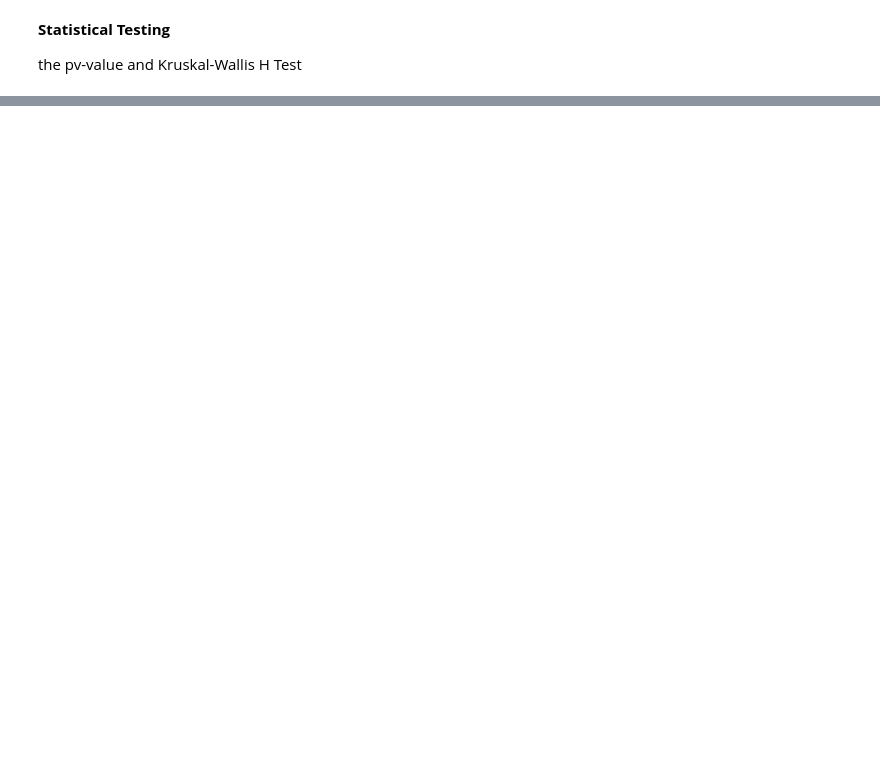
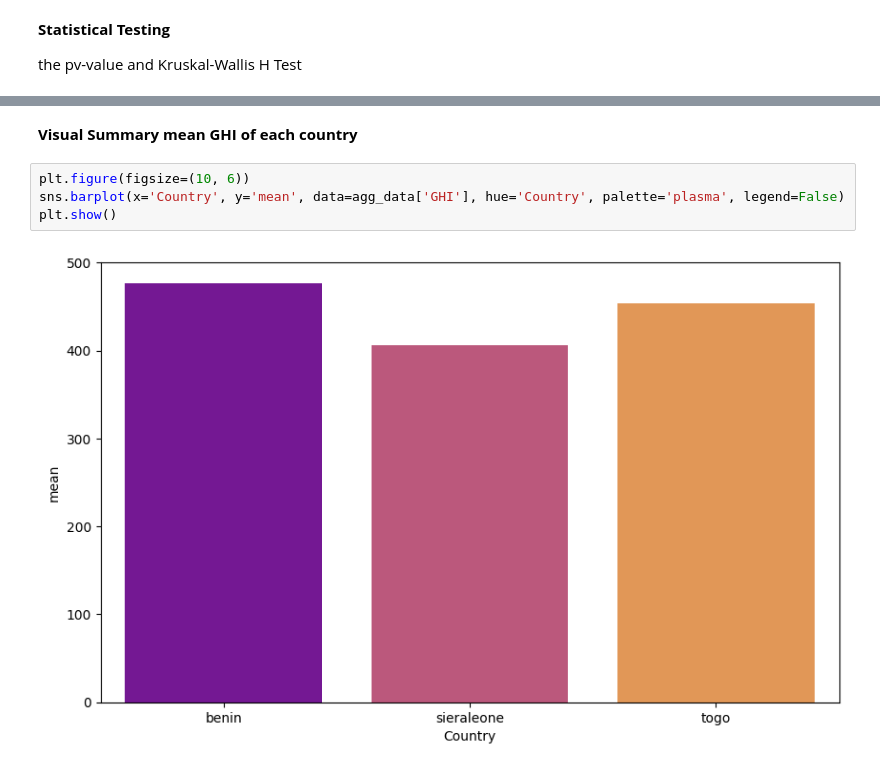
Before and after one commit to mikek1337/solar-challenge-week0, a Jupyter notebook: notebooks/compare_countries.ipynb, the cells around one changed output, grey strips where cells are left out. Drawn from its saved outputs; the diff is of its cells as text; blank space fills up the shorter version.

```diff
--- a/notebooks/compare_countries.ipynb
+++ b/notebooks/compare_countries.ipynb
@@ -77,0 +97,8 @@ print(p_ghi)
+# %% [markdown]
+**Visual Summary mean GHI of each country**
+# %%
+plt.figure(figsize=(10, 6))
+sns.barplot(x='Country', y='mean', data=agg_data['GHI'], hue='Country', palette='plasma', legend=False)
+plt.show()
+# %% [output]
+[figure, added]
```
Also changed, not shown: parts of 6 cells of this notebook, 1 other file.
